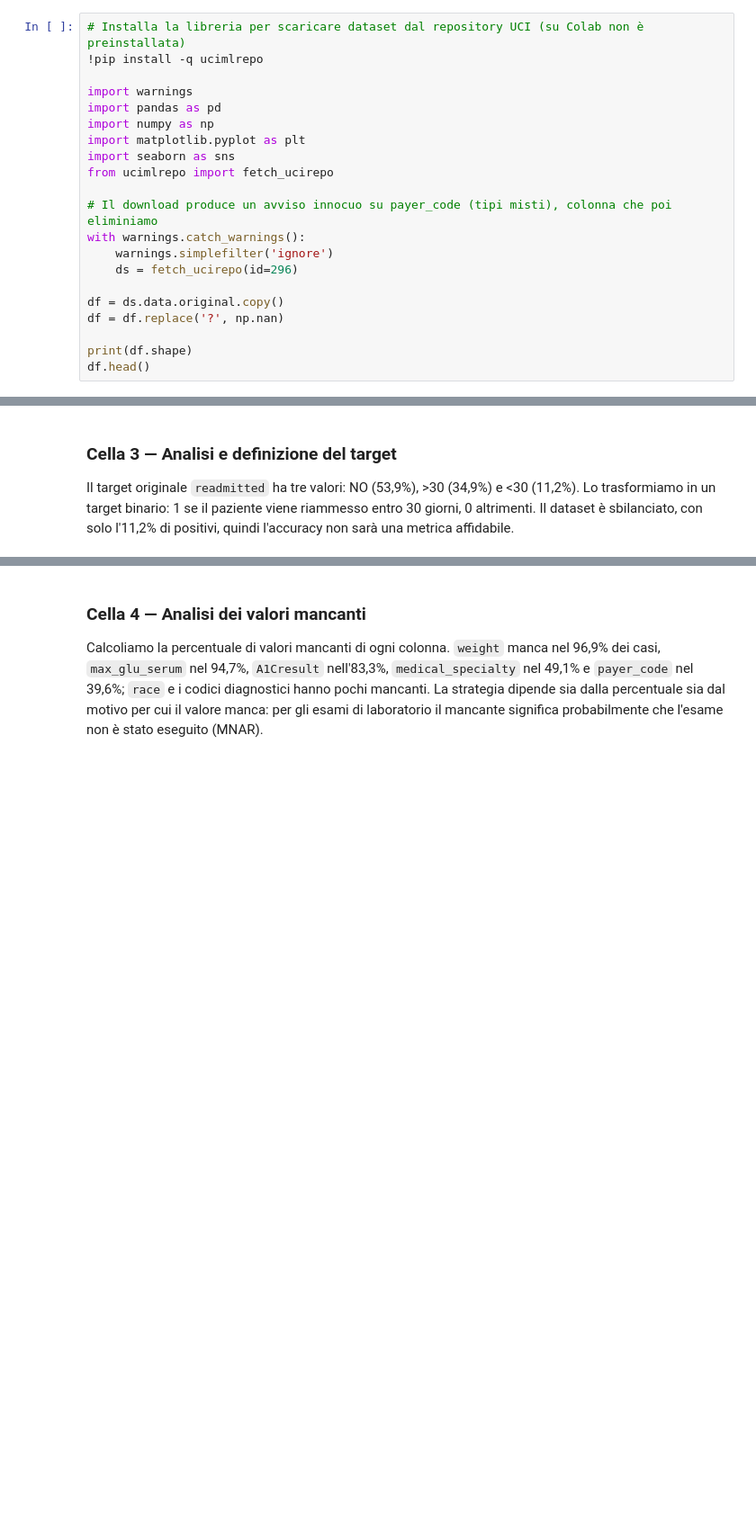
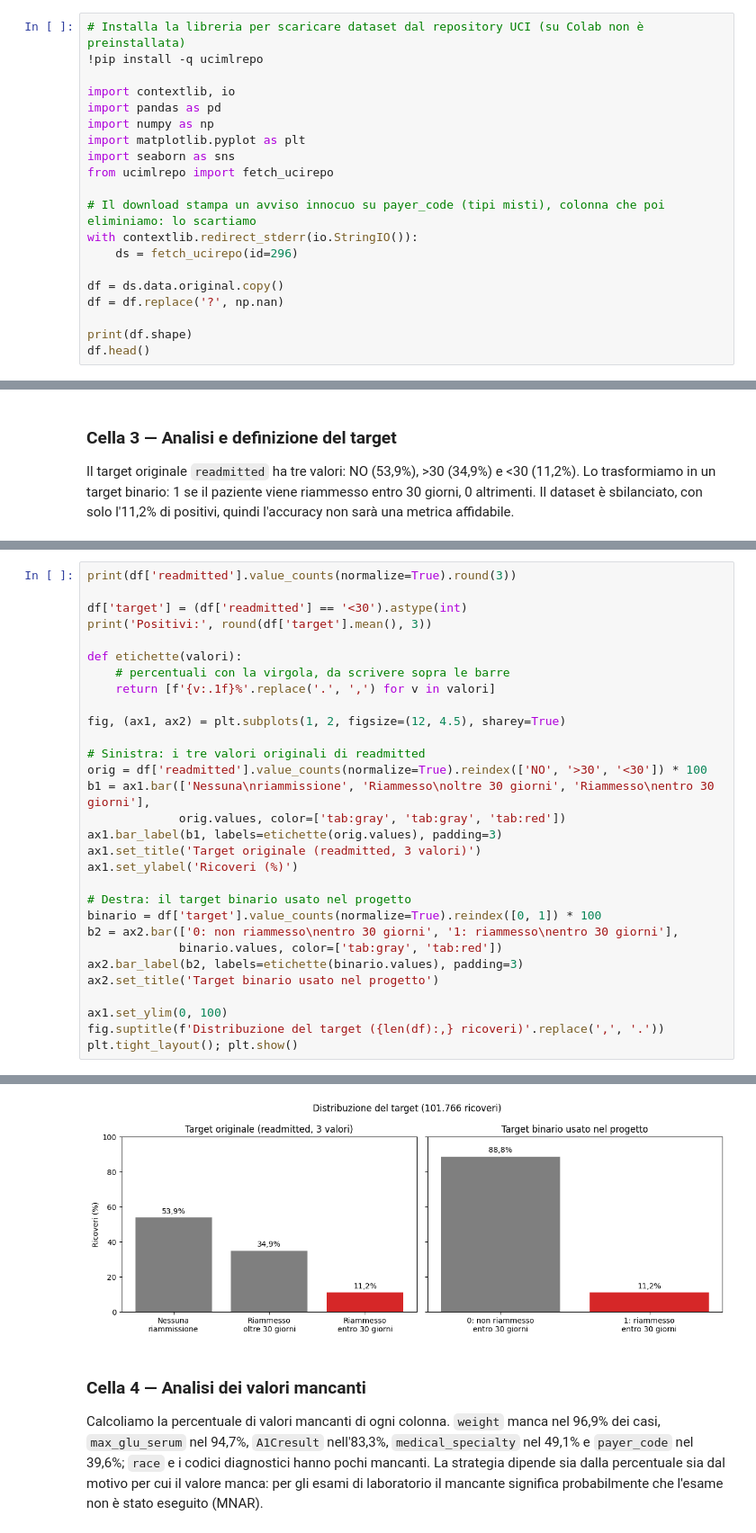
Before and after one commit to dariojuri/Progetto_ML, a Jupyter notebook: ProgettoML.ipynb, the cells around one changed output, grey strips where cells are left out. Shown at 90% size. Saved outputs shown, nothing was run; the diff lists cells and outputs as text; blank space fills up the shorter version.

```diff
--- a/ProgettoML.ipynb
+++ b/ProgettoML.ipynb
@@ -22,16 +22,15 @@ Carichiamo le librerie e scarichiamo il dataset Diabetes 130-US Hospitals dal re
 # Installa la libreria per scaricare dataset dal repository UCI (su Colab non è preinstallata)
 !pip install -q ucimlrepo
 
-import warnings
+import contextlib, io
 import pandas as pd
 import numpy as np
 import matplotlib.pyplot as plt
 import seaborn as sns
 from ucimlrepo import fetch_ucirepo
 
-# Il download produce un avviso innocuo su payer_code (tipi misti), colonna che poi eliminiamo
-with warnings.catch_warnings():
-    warnings.simplefilter('ignore')
+# Il download stampa un avviso innocuo su payer_code (tipi misti), colonna che poi eliminiamo: lo scartiamo
+with contextlib.redirect_stderr(io.StringIO()):
     ds = fetch_ucirepo(id=296)
 
 df = ds.data.original.copy()
@@ -100,0 +81,31 @@ Positivi: 0.112
+# %%
+print(df['readmitted'].value_counts(normalize=True).round(3))
+
+df['target'] = (df['readmitted'] == '<30').astype(int)
+print('Positivi:', round(df['target'].mean(), 3))
+
+def etichette(valori):
+    # percentuali con la virgola, da scrivere sopra le barre
+    return [f'{v:.1f}%'.replace('.', ',') for v in valori]
+
+fig, (ax1, ax2) = plt.subplots(1, 2, figsize=(12, 4.5), sharey=True)
+
+# Sinistra: i tre valori originali di readmitted
+orig = df['readmitted'].value_counts(normalize=True).reindex(['NO', '>30', '<30']) * 100
+b1 = ax1.bar(['Nessuna\nriammissione', 'Riammesso\noltre 30 giorni', 'Riammesso\nentro 30 giorni'],
+             orig.values, color=['tab:gray', 'tab:gray', 'tab:red'])
+ax1.bar_label(b1, labels=etichette(orig.values), padding=3)
+ax1.set_title('Target originale (readmitted, 3 valori)')
+ax1.set_ylabel('Ricoveri (%)')
+
+# Destra: il target binario usato nel progetto
+binario = df['target'].value_counts(normalize=True).reindex([0, 1]) * 100
+b2 = ax2.bar(['0: non riammesso\nentro 30 giorni', '1: riammesso\nentro 30 giorni'],
+             binario.values, color=['tab:gray', 'tab:red'])
+ax2.bar_label(b2, labels=etichette(binario.values), padding=3)
+ax2.set_title('Target binario usato nel progetto')
+
+ax1.set_ylim(0, 100)
+fig.suptitle(f'Distribuzione del target ({len(df):,} ricoveri)'.replace(',', '.'))
+plt.tight_layout(); plt.show()
+# %% [output]
@@ -101,3 +118,4 @@ Positivi: 0.112
+[figure, added]
 # %% [markdown]
 ### Cella 4 — Analisi dei valori mancanti
 
```
Also changed, not shown: parts of 6 cells of this notebook.
